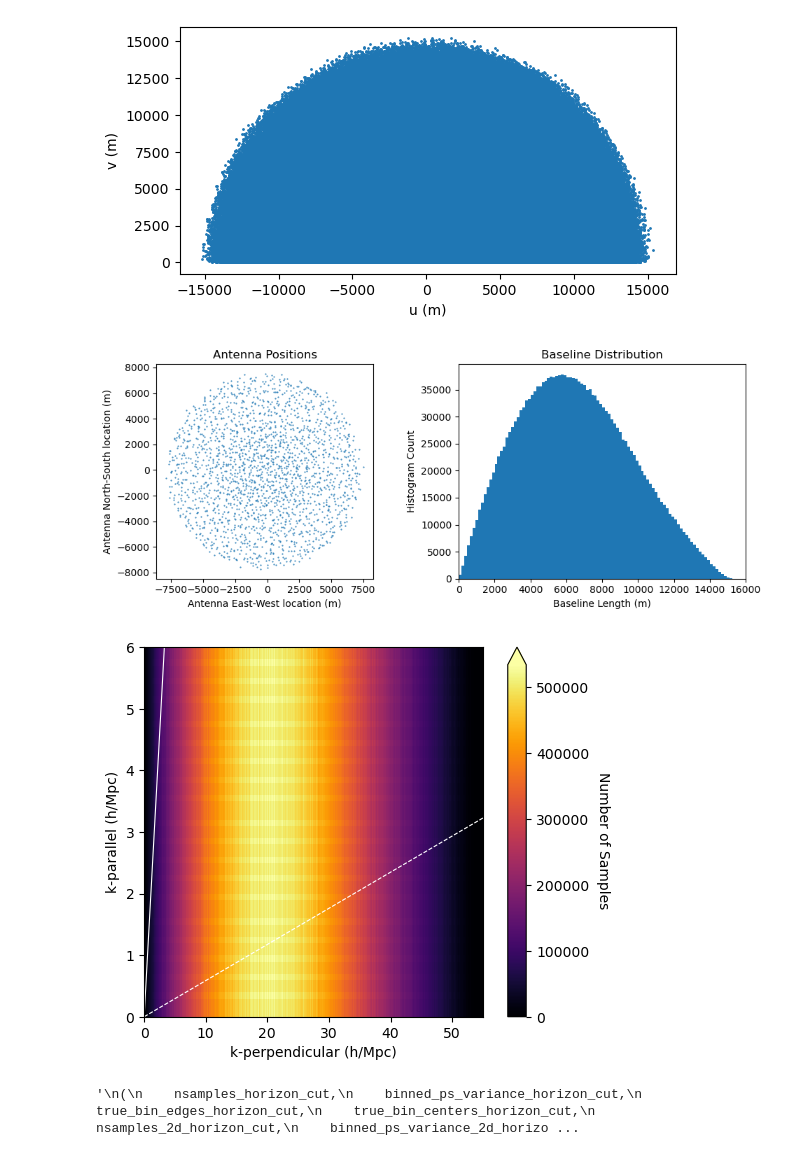
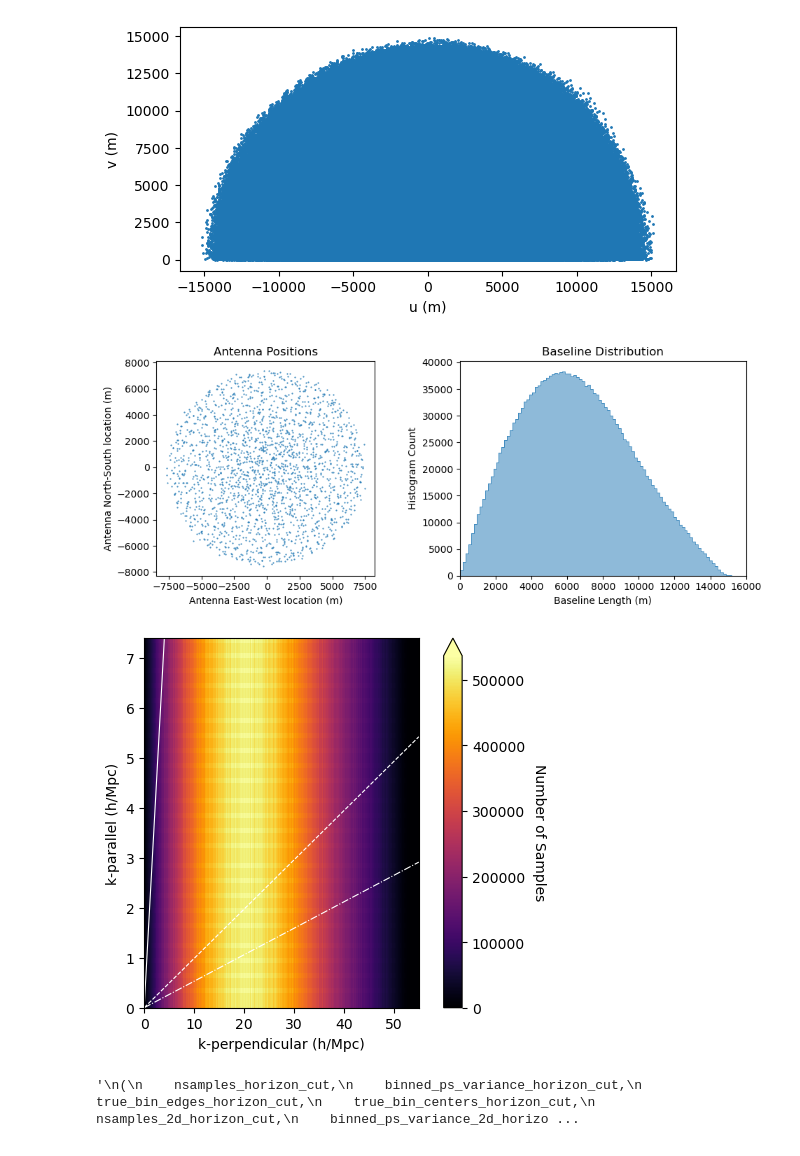
Before and after one commit to rlbyrne/PSsensitivity, a Jupyter notebook: plot_DSA2000_sensitivity.ipynb, the cells around one changed output. Saved outputs shown, nothing was run; the diff lists cells and outputs as text; code cells hidden in the pictures.

Commit message:
new plotting code

```diff
--- a/plot_DSA2000_sensitivity.ipynb
+++ b/plot_DSA2000_sensitivity.ipynb
@@ -12,15 +13,15 @@ import scipy
 # %%
 # Set instrument parameters
-antpos_filepath = "20210226W.cfg"
+antpos_filepath = "W2-17.cfg"
 c = 3e8
 min_freq_hz = 0.7e9
 max_freq_hz = c / 0.21
 freq_hz = np.mean([min_freq_hz, max_freq_hz])
 tsys_k = 25
-aperture_efficiency = 0.62
-field_of_view_deg2 = 10.6
+aperture_efficiency = 0.7
+field_of_view_deg2 = 30.0
 antenna_diameter_m = 5
-freq_resolution_hz = 162.5e3
+freq_resolution_hz = 130.2e3
 int_time_s = 15.0 * 60  # 15 minutes in each survey field
 max_bl_m = 1000
 bao_scales_k = np.array([.03, .2]) / 0.71
@@ -36,18 +37,29 @@ ax.set_xlabel("u (m)")
 ax.set_ylabel("v (m)")
 plt.show()
 # %% [output]
-[figure, old version]
+[figure, new version]
 # %%
 fig, ax = plt.subplots(nrows=1, ncols=2, figsize=(10,4))
 
-ax[0].plot(antpos[:,0], antpos[:,1], marker="o", markersize=.5, linewidth=0)
+ax[0].plot(antpos[:,0], antpos[:,1], marker="o", markersize=.5, linewidth=0, color="tab:blue")
 ax[0].set_aspect(1)
 ax[0].set_xlabel("Antenna East-West location (m)")
 ax[0].set_ylabel("Antenna North-South location (m)")
 ax[0].set_title("Antenna Positions")
 ax[0].set_aspect("equal")
 
-ax[1].hist(np.sqrt(np.sum(baselines_m**2., axis=1)), bins=100)
+ax[1].hist(
+    np.sqrt(np.sum(baselines_m**2., axis=1)),
+    bins=100, color="tab:blue",
+    alpha=0.5,
+)
+ax[1].hist(
+    np.sqrt(np.sum(baselines_m**2., axis=1)),
+    bins=100,
+    linewidth=.5,
+    edgecolor="tab:blue",
+    histtype="step"
+)
 ax[1].set_xlabel("Baseline Length (m)")
 ax[1].set_ylabel("Histogram Count")
 ax[1].set_title("Baseline Distribution")
@@ -57,7 +69,7 @@ plt.tight_layout()
 plt.savefig("plots/antlocs.png", dpi=600)
 plt.show()
 # %% [output]
-[figure, old version]
+[figure, new version]
 # %%
 # Define bin edges:
 freq_array_hz = np.arange(min_freq_hz, max_freq_hz, freq_resolution_hz)
@@ -109,40 +121,43 @@ kperp_conv_factor = array_sensitivity.get_kperp_conversion_factor(freq_hz)
 kpar_conv_factor = array_sensitivity.get_kpar_conversion_factor(freq_hz)
 wedge_slope = kpar_conv_factor / (kperp_conv_factor * freq_hz)
 
-field_of_view_radius = np.sqrt(field_of_view_deg2 / np.pi)
+field_of_view_radius = 3.09
 fov_wedge_slope = wedge_slope * np.sin(np.radians(field_of_view_radius))
+half_max_radius = 1.66
+half_max_slope = wedge_slope * np.sin(np.radians(half_max_radius))
 
 fig, ax = plt.subplots()
 use_cmap = cm.get_cmap("inferno").copy()
 cax = ax.imshow(
     nsamples_2d_restored.T,
     origin="lower",
     interpolation="none",
     extent=[
         np.min(kperp_bin_edges),
         np.max(kperp_bin_edges),
         np.min(kpar_bin_edges),
         np.max(kpar_bin_edges)
     ],
     vmin=0,
     vmax=np.max(nsamples_2d_restored),
     cmap=use_cmap,
     #norm="log",
     aspect=10.,
 )
 ax.set_xlabel("k-perpendicular (h/Mpc)")
 ax.set_ylabel("k-parallel (h/Mpc)")
 ax.set_xlim([0, 55])
 ax.set_ylim([0, np.max(kpar_bin_edges)])
 plt.plot([0, 55], [0, wedge_slope*55], c="white", linewidth=.8)
 plt.plot([0, 55], [0, fov_wedge_slope*55], "--", c="white", linewidth=.8)
+plt.plot([0, 55], [0, half_max_slope*55], "-.", c="white", linewidth=.8)
 #ax.grid(linewidth=.5)
 cbar = fig.colorbar(cax, extend="max")
 cbar.set_label("Number of Samples", rotation=270, labelpad=15)
 plt.savefig("plots/2d_nsampes.png", dpi=600)
 plt.show()
 # %% [output]
-[figure, old version]
+[figure, new version]
 # %%
 # Run horizon cut simulation in notebook
 """
```
Also changed, not shown: parts of 34 cells of this notebook, 11 other files.
